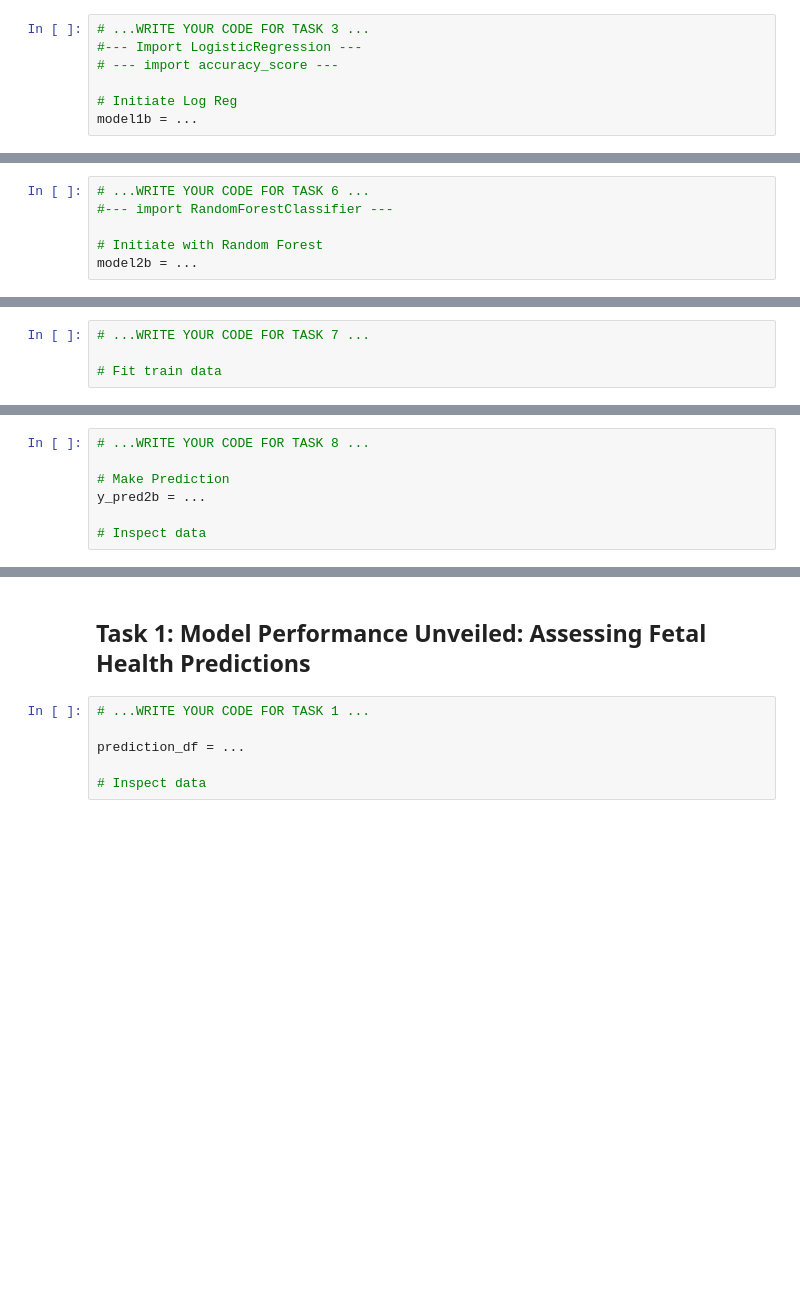
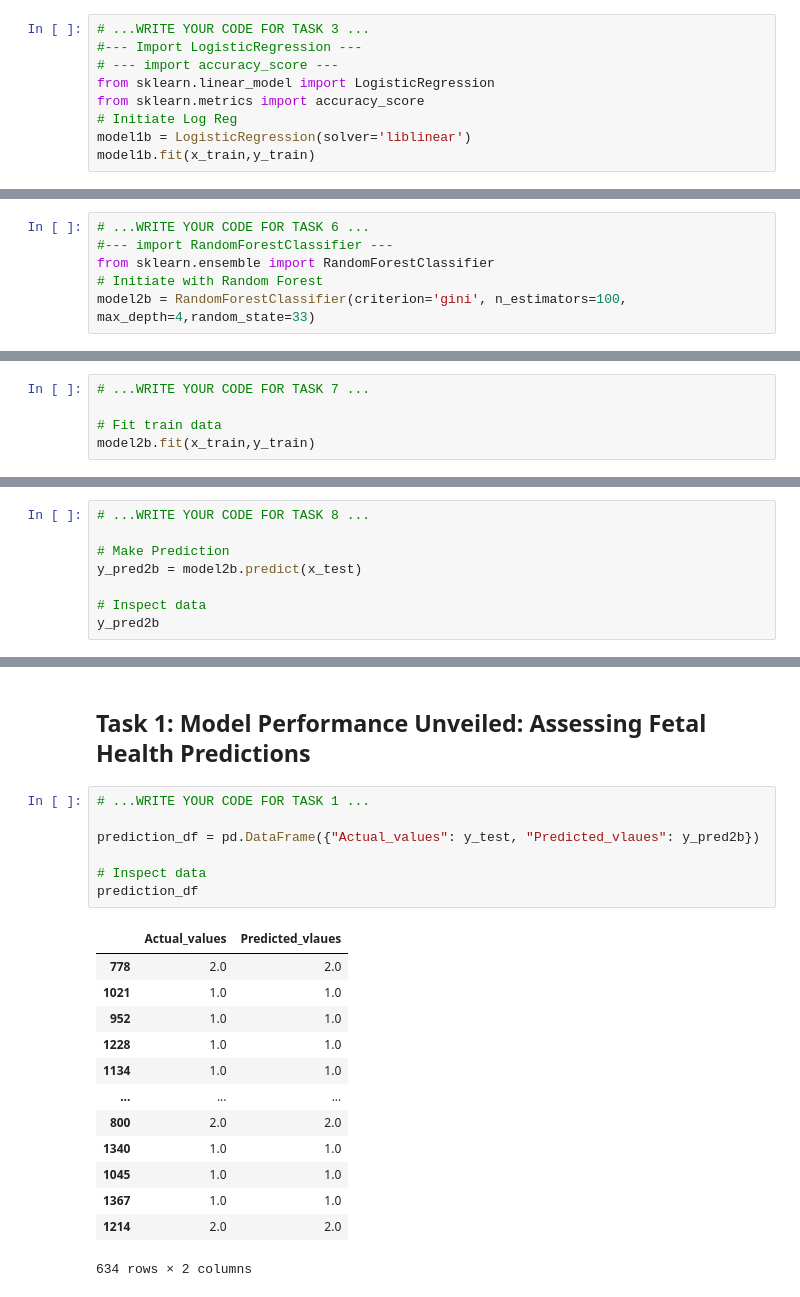
Before and after one commit to Muneeb502/Predicting-Fetal-Health, a Jupyter notebook: fetal_health_prediction.ipynb, the cells around one changed output, grey strips where cells are left out. Cells and saved outputs as stored; diff of their text form; blank space fills up the shorter version.

```diff
--- a/fetal_health_prediction.ipynb
+++ b/fetal_health_prediction.ipynb
@@ -74,6 +136,8 @@ y = ...
 # ...WRITE YOUR CODE FOR TASK 3 ...
 #--- Import LogisticRegression ---
 # --- import accuracy_score ---
-
+from sklearn.linear_model import LogisticRegression
+from sklearn.metrics import accuracy_score
 # Initiate Log Reg
-model1b = ...
+model1b = LogisticRegression(solver='liblinear')
+model1b.fit(x_train,y_train)
@@ -98,12 +186,13 @@ accuracy_lr = ...
 # %%
 # ...WRITE YOUR CODE FOR TASK 6 ...
 #--- import RandomForestClassifier ---
-
+from sklearn.ensemble import RandomForestClassifier
 # Initiate with Random Forest
-model2b = ...
+model2b = RandomForestClassifier(criterion='gini', n_estimators=100, max_depth=4,random_state=33)
 # %% [markdown]
 ## Task 7: Train the Random Forest Classifier
 # %%
 # ...WRITE YOUR CODE FOR TASK 7 ...
 
 # Fit train data
+model2b.fit(x_train,y_train)
@@ -113,6 +204,7 @@ model2b = ...
 # ...WRITE YOUR CODE FOR TASK 8 ...
 
 # Make Prediction
-y_pred2b = ...
+y_pred2b = model2b.predict(x_test)
 
 # Inspect data
+y_pred2b
@@ -159,6 +278,21 @@ accuracy_dt = ...
 # %%
 # ...WRITE YOUR CODE FOR TASK 1 ...
 
-prediction_df = ...
+prediction_df = pd.DataFrame({"Actual_values": y_test, "Predicted_vlaues": y_pred2b})
 
 # Inspect data
+prediction_df
+# %% [output]
+|  | Actual_values | Predicted_vlaues |
+| 778 | 2.0 | 2.0 |
+| 1021 | 1.0 | 1.0 |
+| 952 | 1.0 | 1.0 |
+| 1228 | 1.0 | 1.0 |
+| 1134 | 1.0 | 1.0 |
+| ... | ... | ... |
+| 800 | 2.0 | 2.0 |
+| 1340 | 1.0 | 1.0 |
+| 1045 | 1.0 | 1.0 |
+| 1367 | 1.0 | 1.0 |
+| 1214 | 2.0 | 2.0 |
+634 rows × 2 columns
```
Also changed, not shown: parts of 17 cells of this notebook.
